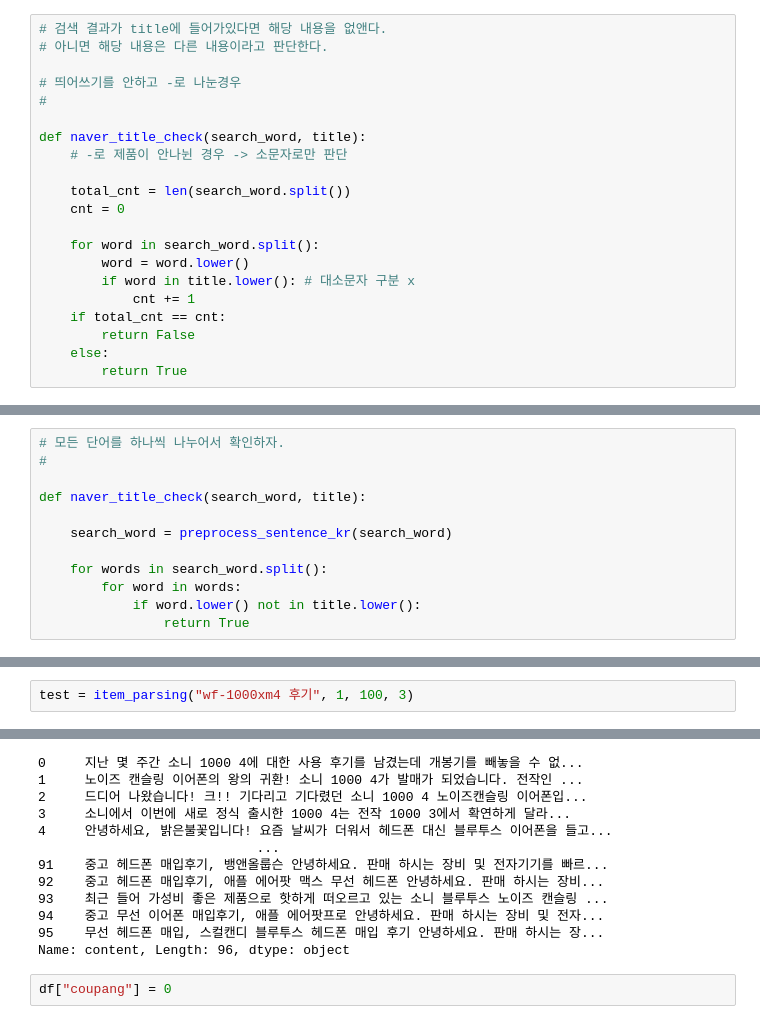
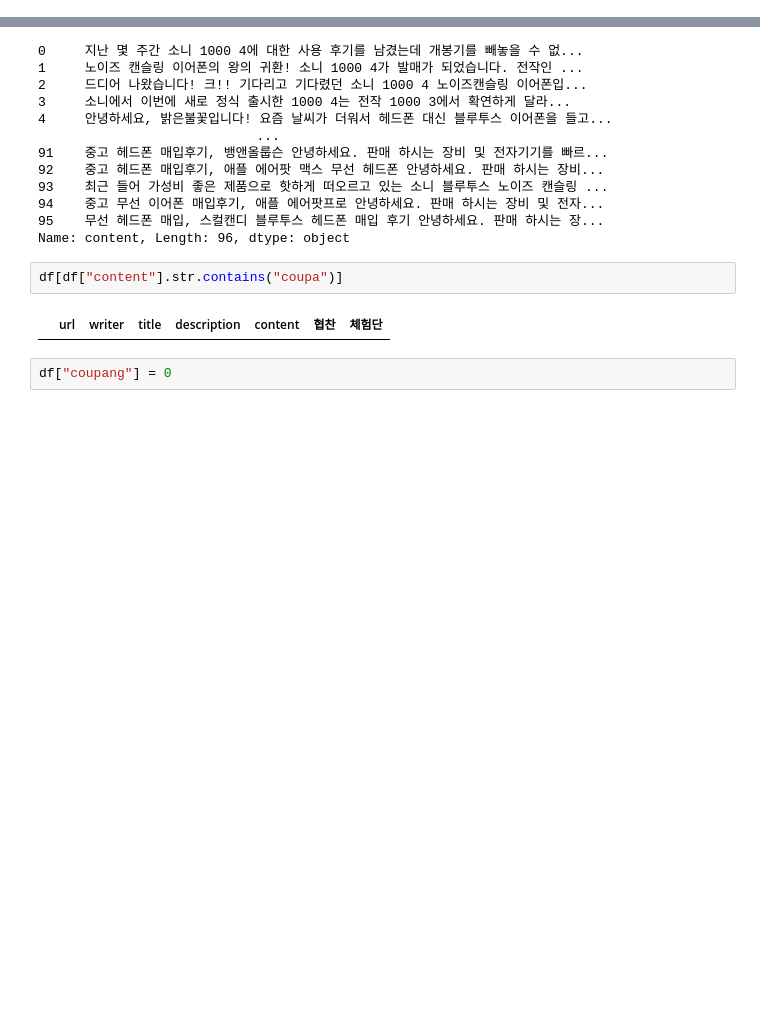
Before and after one commit to CastleRain/naver_crawling, a Jupyter notebook: crawling_test/blog_crawling/네이버 블로그 크롤링-2-Copy1.ipynb, the cells around one changed output, grey strips where cells are left out. Drawn from its saved outputs; the diff is of its cells as text; blank space fills up the shorter version.

```diff
--- a/crawling_test/blog_crawling/네이버 블로그 크롤링-2-Copy1.ipynb
+++ b/crawling_test/blog_crawling/네이버 블로그 크롤링-2-Copy1.ipynb
@@ -69,21 +177,0 @@ def naver_title_check(search_word, title):
-# %%
-# 검색 결과가 title에 들어가있다면 해당 내용을 없앤다.
-# 아니면 해당 내용은 다른 내용이라고 판단한다.
-
-# 띄어쓰기를 안하고 -로 나눈경우
-#
-
-def naver_title_check(search_word, title):
-    # -로 제품이 안나뉜 경우 -> 소문자로만 판단
-
-    total_cnt = len(search_word.split())
-    cnt = 0
-
-    for word in search_word.split():
-        word = word.lower()
-        if word in title.lower(): # 대소문자 구분 x
-            cnt += 1
-    if total_cnt == cnt:
-        return False
-    else:
-        return True
@@ -100,12 +177,0 @@ asdf.lower()
-# %%
-# 모든 단어를 하나씩 나누어서 확인하자.
-#
-
-def naver_title_check(search_word, title):
-
-    search_word = preprocess_sentence_kr(search_word)
-
-    for words in search_word.split():
-        for word in words:
-            if word.lower() not in title.lower():
-                return True
@@ -384,2 +373,0 @@ test[3]
-# %%
-test = item_parsing("wf-1000xm4 후기", 1, 100, 3)
@@ -517,6 +452,10 @@ df["content"]
 94    중고 무선 이어폰 매입후기, 애플 에어팟프로 안녕하세요. 판매 하시는 장비 및 전자...
 95    무선 헤드폰 매입, 스컬캔디 블루투스 헤드폰 매입 후기 안녕하세요. 판매 하시는 장...
 Name: content, Length: 96, dtype: object
+# %%
+df[df["content"].str.contains("coupa")]
+# %% [output]
+|  | url | writer | title | description | content | 협찬 | 체험단 |
 # %%
 df["coupang"] = 0
 # %%
```
Also changed, not shown: parts of 42 cells of this notebook, 2 other files.
